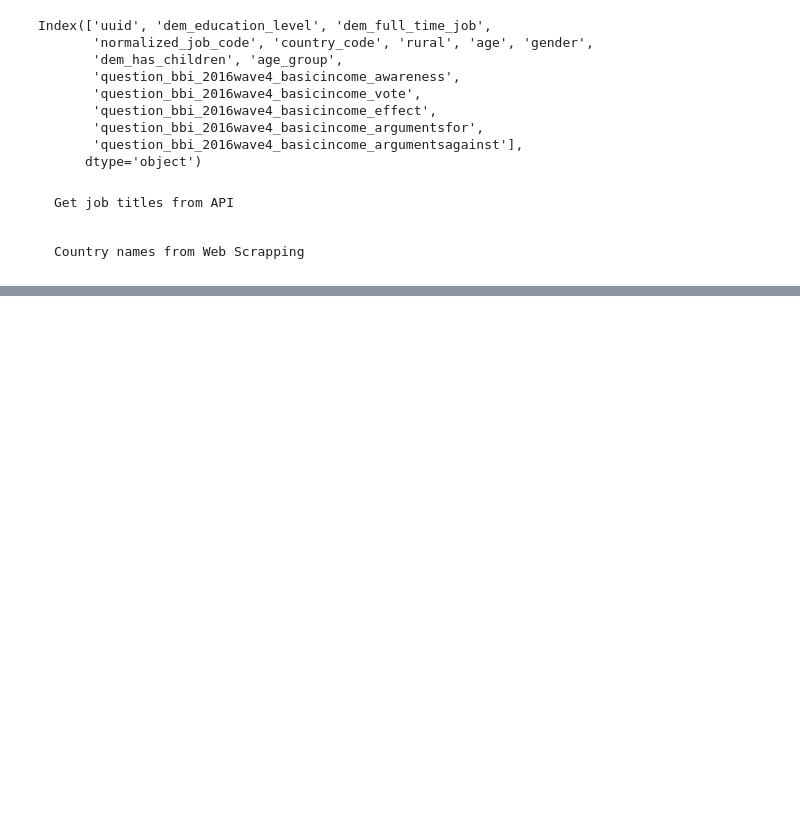
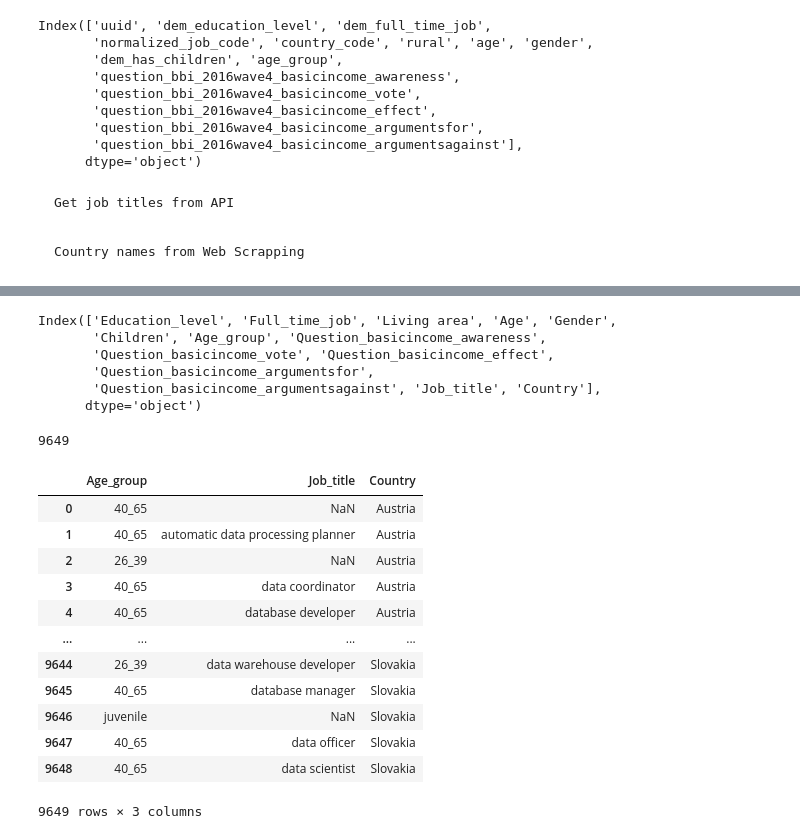
Before and after one commit to Dav3whit3/ih_datamadpt0420_project_m1, a Jupyter notebook: __trash__/Acquisition.ipynb, the cells around one changed output, grey strips where cells are left out. Drawn from its saved outputs; the diff is of its cells as text; code cells hidden in the pictures; blank space fills up the shorter version.

```diff
--- a/__trash__/Acquisition.ipynb
+++ b/__trash__/Acquisition.ipynb
@@ -201,0 +228,30 @@ Adding country names to final DataFrame
+# %%
+main_df.columns
+# %% [output]
+Index(['Education_level', 'Full_time_job', 'Living area', 'Age', 'Gender',
+       'Children', 'Age_group', 'Question_basicincome_awareness',
+       'Question_basicincome_vote', 'Question_basicincome_effect',
+       'Question_basicincome_argumentsfor',
+       'Question_basicincome_argumentsagainst', 'Job_title', 'Country'],
+      dtype='object')
+# %%
+len(main_df)
+# %% [output]
+9649
+# %%
+sub_df = main_df[['Age_group','Job_title', 'Country']]
+sub_df
+# %% [output]
+|  | Age_group | Job_title | Country |
+| 0 | 40_65 | NaN | Austria |
+| 1 | 40_65 | automatic data processing planner | Austria |
+| 2 | 26_39 | NaN | Austria |
+| 3 | 40_65 | data coordinator | Austria |
+| 4 | 40_65 | database developer | Austria |
+| ... | ... | ... | ... |
+| 9644 | 26_39 | data warehouse developer | Slovakia |
+| 9645 | 40_65 | database manager | Slovakia |
+| 9646 | juvenile | NaN | Slovakia |
+| 9647 | 40_65 | data officer | Slovakia |
+| 9648 | 40_65 | data scientist | Slovakia |
+9649 rows × 3 columns
```
Also changed, not shown: parts of 14 cells of this notebook.
